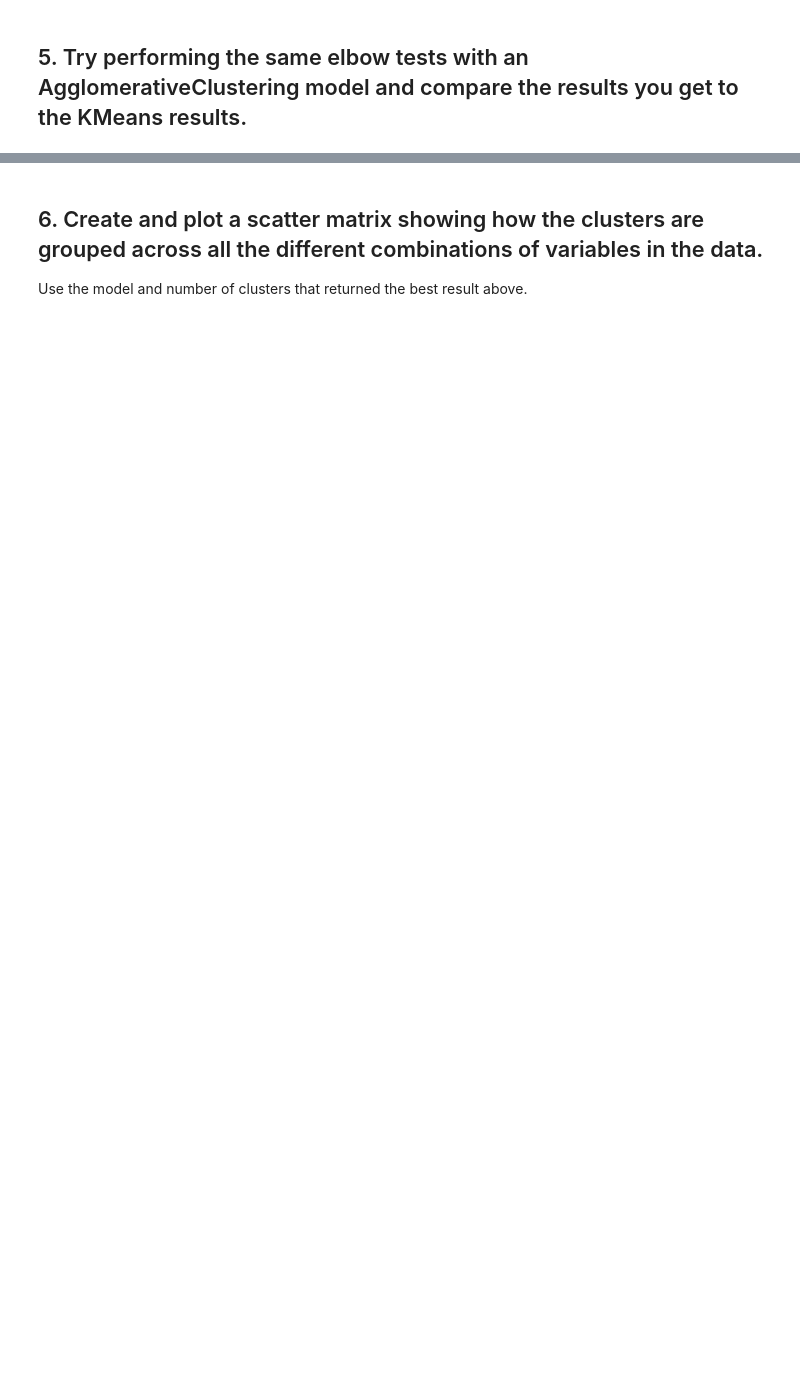
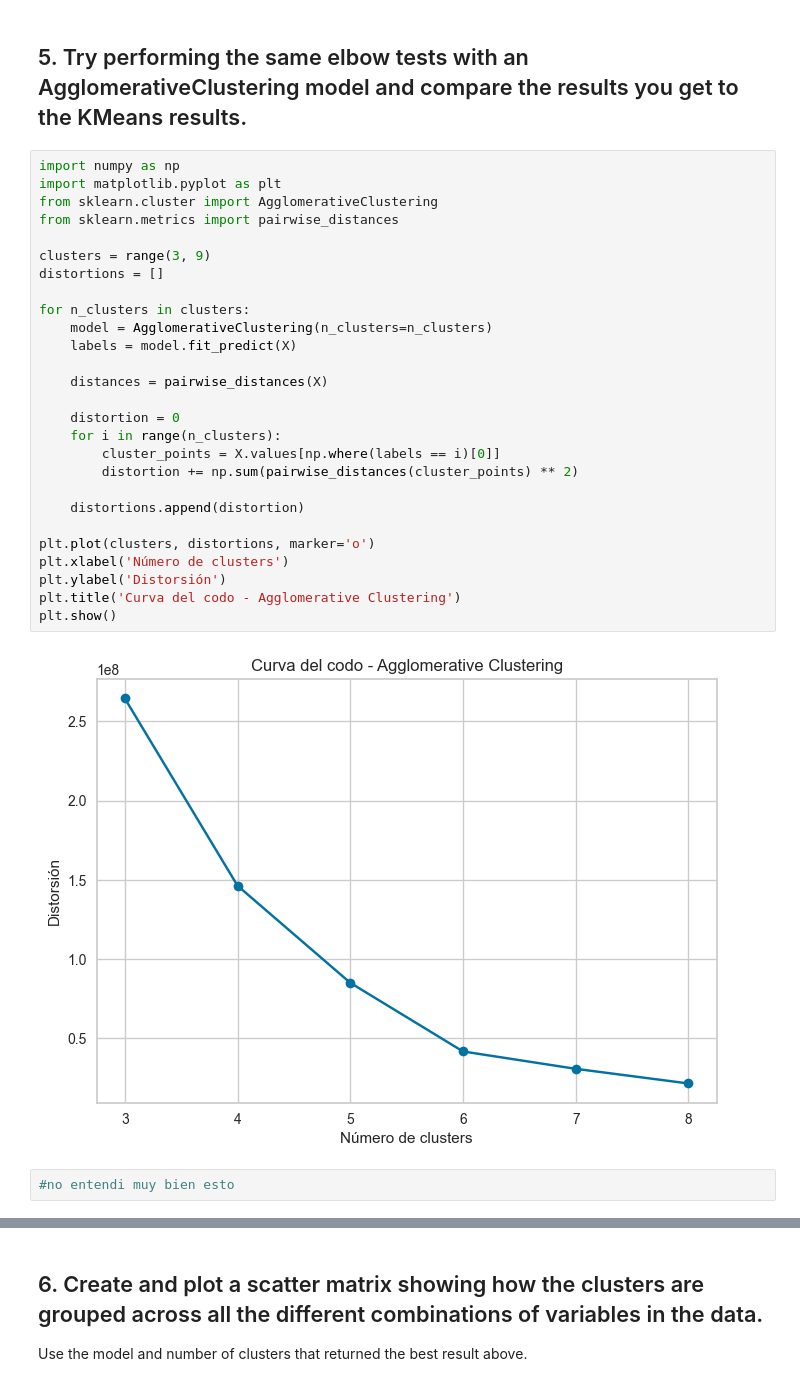
Before and after one commit to Ironhack-Data-Madrid-Abril-2023/7.4-lab_unsupervised_learning_evaluation, a Jupyter notebook: your-code/main.ipynb, the cells around one changed output, grey strips where cells are left out. Saved outputs shown, nothing was run; the diff lists cells and outputs as text; blank space fills up the shorter version.

```diff
--- a/your-code/main.ipynb
+++ b/your-code/main.ipynb
@@ -81,2 +120,33 @@ The Yellowbrick library has 3 metrics that you can plot using the `metric` param
 # %% [markdown]
 ## 5. Try performing the same elbow tests with an AgglomerativeClustering model and compare the results you get to the KMeans results.
+# %%
+import numpy as np
+import matplotlib.pyplot as plt
+from sklearn.cluster import AgglomerativeClustering
+from sklearn.metrics import pairwise_distances
+
+clusters = range(3, 9)
+distortions = []
+
+for n_clusters in clusters:
+    model = AgglomerativeClustering(n_clusters=n_clusters)
+    labels = model.fit_predict(X)
+
+    distances = pairwise_distances(X)
+
+    distortion = 0
+    for i in range(n_clusters):
+        cluster_points = X.values[np.where(labels == i)[0]]
+        distortion += np.sum(pairwise_distances(cluster_points) ** 2)
+
+    distortions.append(distortion)
+
+plt.plot(clusters, distortions, marker='o')
+plt.xlabel('Número de clusters')
+plt.ylabel('Distorsión')
+plt.title('Curva del codo - Agglomerative Clustering')
+plt.show()
+# %% [output]
+[figure, added]
+# %%
+#no entendi muy bien esto
```
Also changed, not shown: parts of 8 cells of this notebook.
